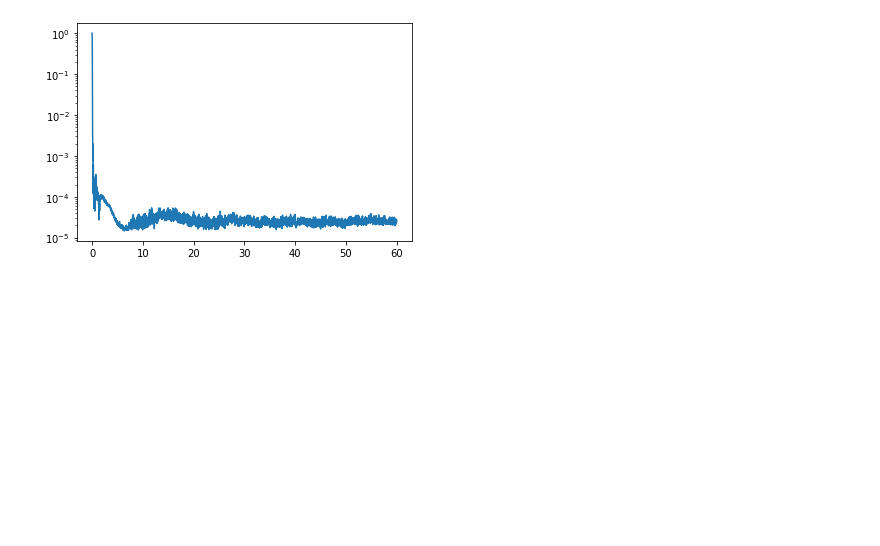
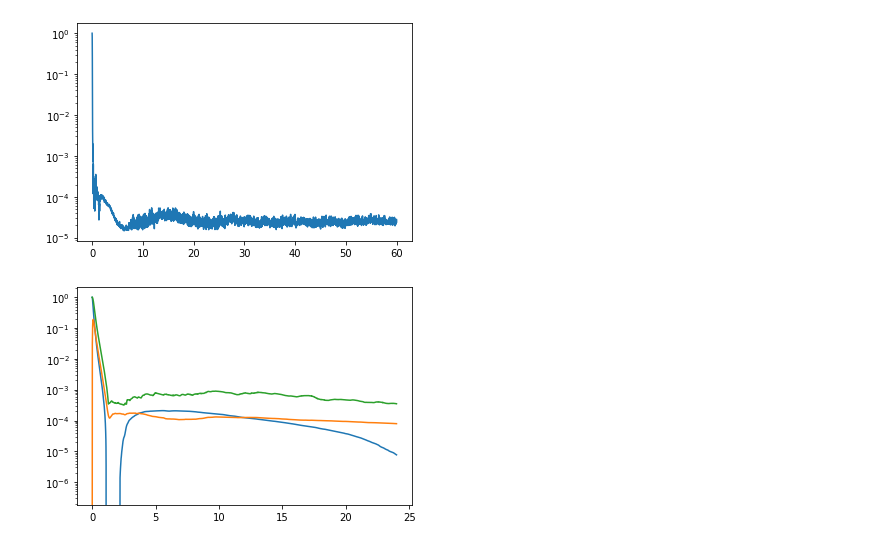
Before and after one commit to yupinghuang/sim-toolkit, a Jupyter notebook: notebooks/visualize-psf.ipynb, the cells around one changed output. Drawn from its saved outputs; the diff is of its cells as text; code cells hidden in the pictures; blank space fills up the shorter version.

```diff
--- a/notebooks/visualize-psf.ipynb
+++ b/notebooks/visualize-psf.ipynb
@@ -45,3 +47,12 @@ plt.plot(dist, radial_maxabs)
 plt.yscale('log')
 # %% [output]
 [figure]
+# %%
+dist, radial_average, radial_std, radial_maxabs = get_psf_stats('/lustre/yuping/2020-12-28-dsa2000-take2/pinwheel-natural-psf.fits', 0.4)
+# %%
+plt.plot(dist, radial_average, label='avg')
+plt.plot(dist, radial_std, label='std')
+plt.plot(dist, radial_maxabs, label='maxabs')
+plt.yscale('log')
+# %% [output]
+[figure, added]
```
Also changed, not shown: parts of 1 cell of this notebook, 2 other files.
